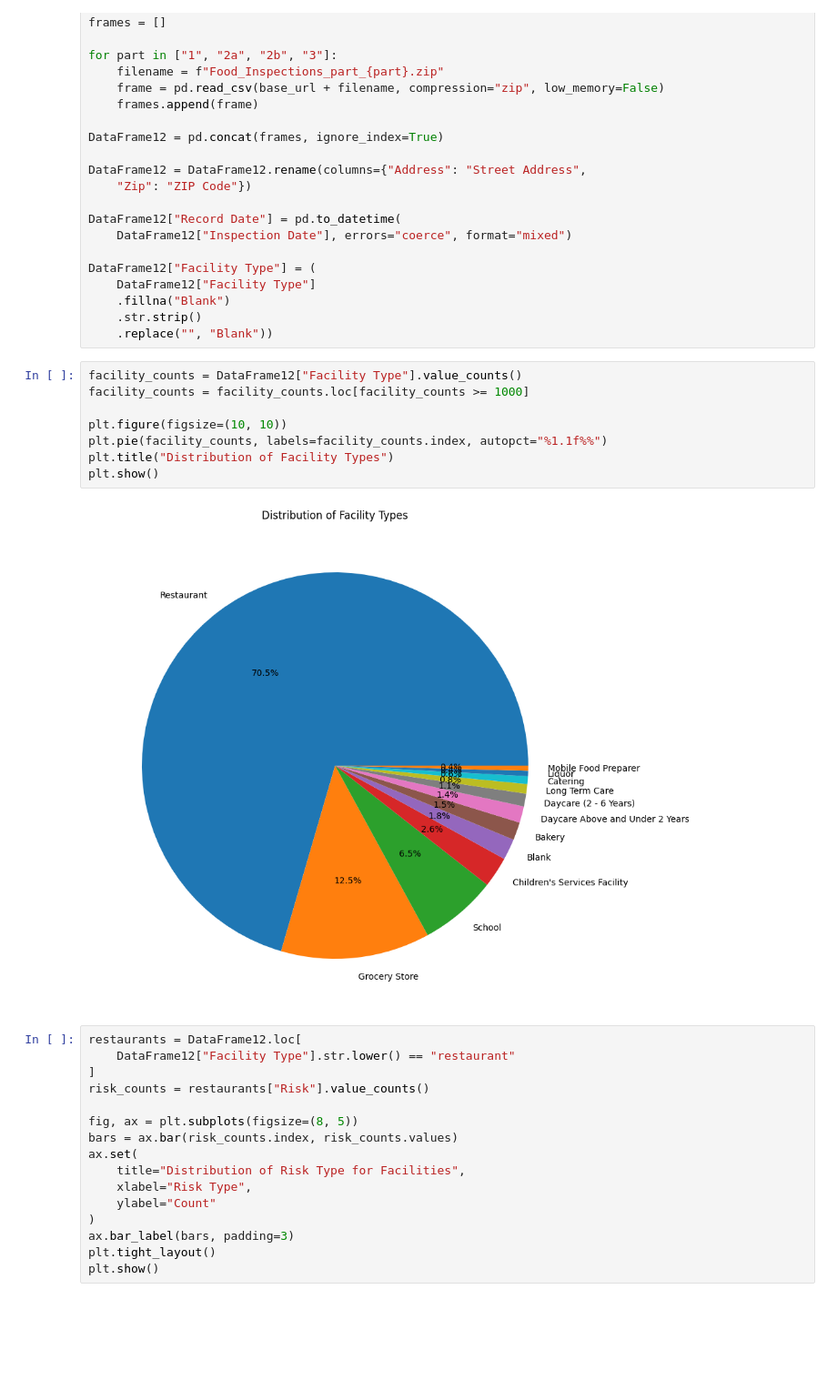
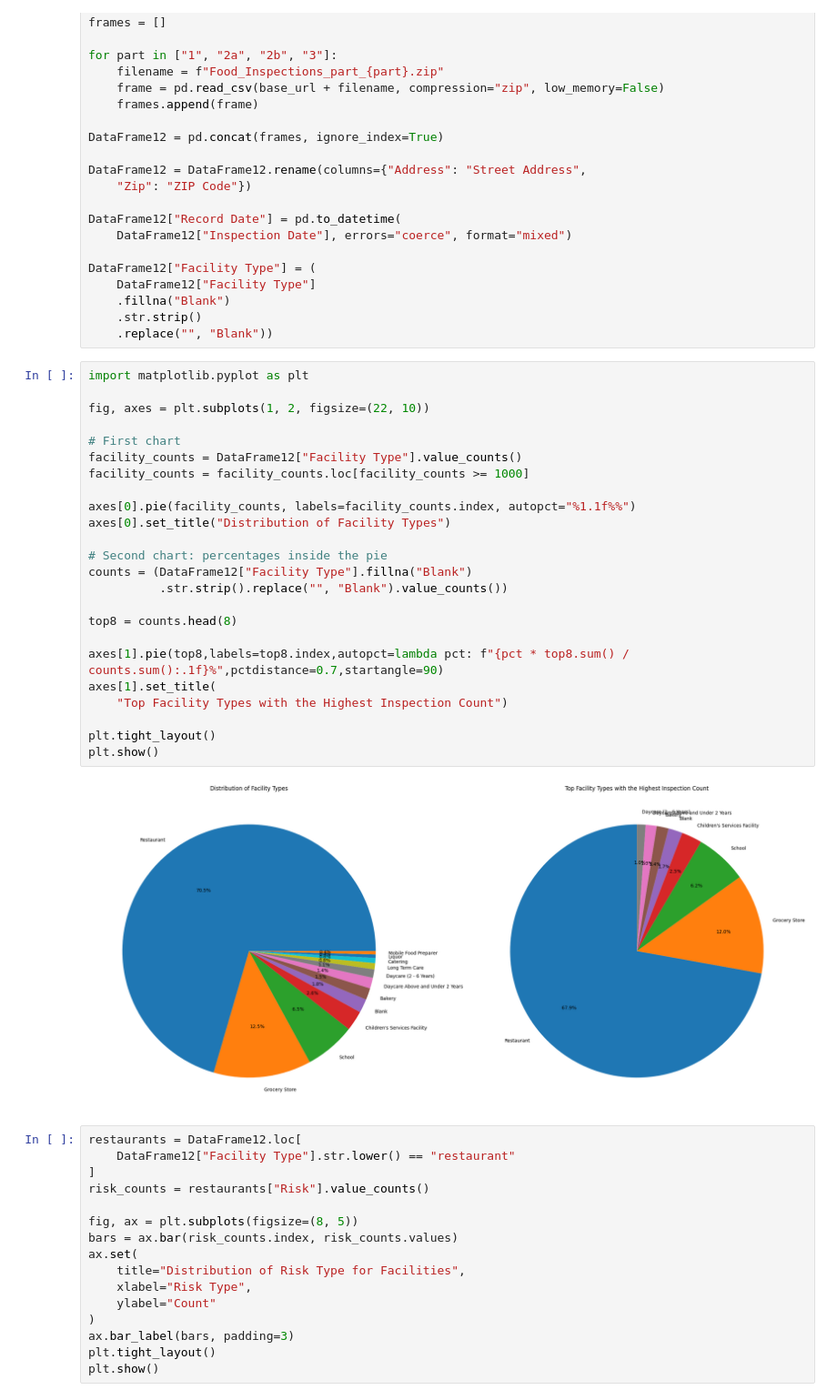
Before and after one commit to idanm-commiting/Sanitation-Project, a Jupyter notebook: Copy_of_Copy_of_Juan's_Work2.ipynb, the cells around one changed output. Shown at 91% size. Drawn from its saved outputs; the diff is of its cells as text; blank space fills up the shorter version.

```diff
--- a/Copy_of_Copy_of_Juan's_Work2.ipynb
+++ b/Copy_of_Copy_of_Juan's_Work2.ipynb
@@ -27,16 +27,32 @@ DataFrame12["Facility Type"] = (
     .fillna("Blank")
     .str.strip()
     .replace("", "Blank"))
-# %%
-facility_counts = DataFrame12["Facility Type"].value_counts()
-facility_counts = facility_counts.loc[facility_counts >= 1000]
-
-plt.figure(figsize=(10, 10))
-plt.pie(facility_counts, labels=facility_counts.index, autopct="%1.1f%%")
-plt.title("Distribution of Facility Types")
-plt.show()
-# %% [output]
-[figure, removed]
+# %%
+import matplotlib.pyplot as plt
+
+fig, axes = plt.subplots(1, 2, figsize=(22, 10))
+
+# First chart
+facility_counts = DataFrame12["Facility Type"].value_counts()
+facility_counts = facility_counts.loc[facility_counts >= 1000]
+
+axes[0].pie(facility_counts, labels=facility_counts.index, autopct="%1.1f%%")
+axes[0].set_title("Distribution of Facility Types")
+
+# Second chart: percentages inside the pie
+counts = (DataFrame12["Facility Type"].fillna("Blank")
+          .str.strip().replace("", "Blank").value_counts())
+
+top8 = counts.head(8)
+
+axes[1].pie(top8,labels=top8.index,autopct=lambda pct: f"{pct * top8.sum() / counts.sum():.1f}%",pctdistance=0.7,startangle=90)
+axes[1].set_title(
+    "Top Facility Types with the Highest Inspection Count")
+
+plt.tight_layout()
+plt.show()
+# %% [output]
+[figure, added]
 # %%
 restaurants = DataFrame12.loc[
     DataFrame12["Facility Type"].str.lower() == "restaurant"
```
